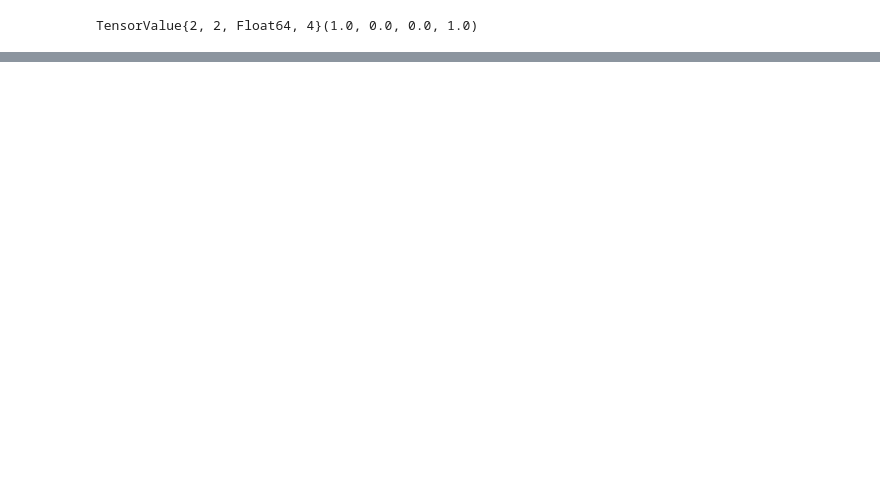
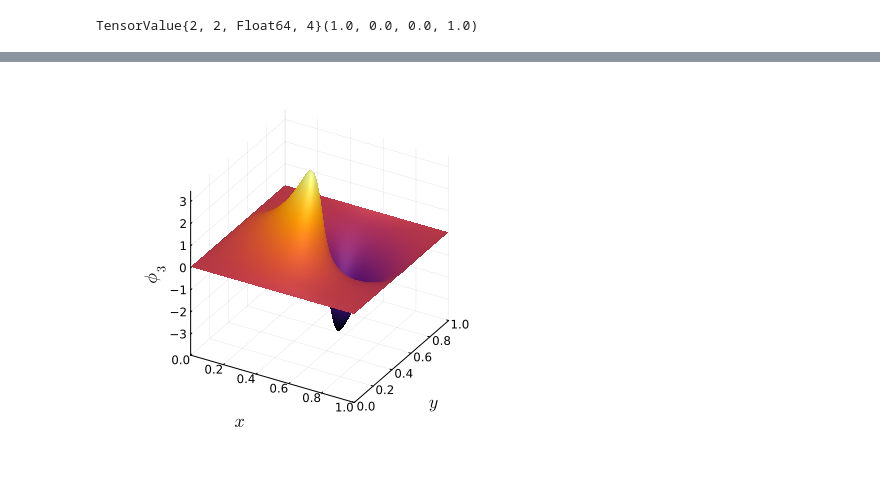
Before and after one commit to ToBlick/OptimalMappings, a Jupyter notebook: notebooks/Ex1_heat_equation.ipynb, the cells around one changed output, grey strips where cells are left out. Cells and saved outputs as stored; diff of their text form; code cells hidden in the pictures; blank space fills up the shorter version.

```diff
--- a/notebooks/Ex1_heat_equation.ipynb
+++ b/notebooks/Ex1_heat_equation.ipynb
@@ -948,0 +314,10 @@ n, 0, nₘ, m
+# %%
+### plot reference basis function i
+
+i = 1 # ∈ 1,2,…,nₘ
+x_cord = 0:0.01:1
+surface(x_cord,x_cord, (x,y) -> ϕσ[i](Point(x,y)),
+        cbar = false, xlabel = L"x", ylabel = L"y", zlabel = L"\phi_{%$i}", size = (400,400), camera = (30,30),
+        legendfontsize=12, tickfontsize=8, xguidefontsize=12, yguidefontsize=12, zguidefontsize=12)
+# %% [output]
+[figure, added]
```
Also changed, not shown: parts of 126 cells of this notebook, 4 other files.
